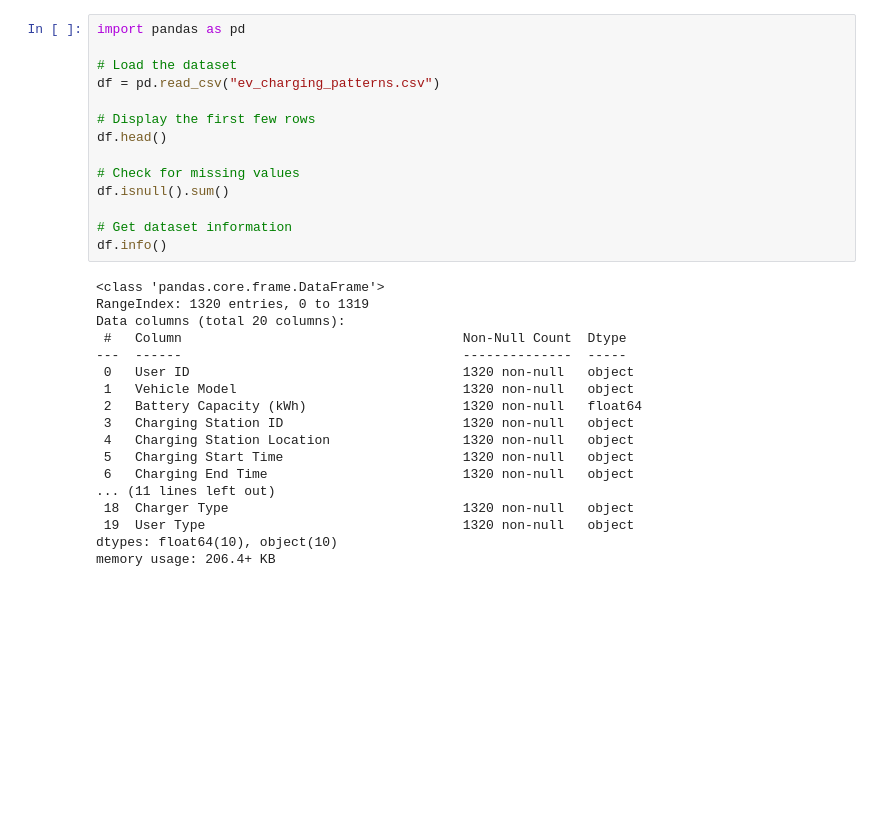
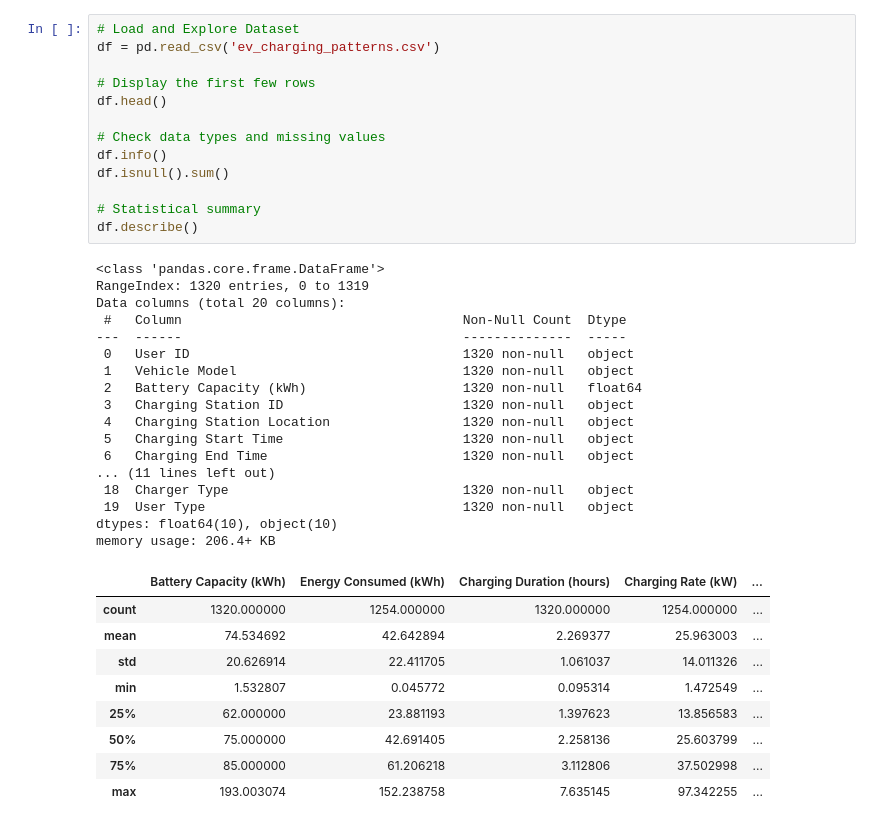
Before and after one commit to mkhoi2004/AI, a Jupyter notebook: Plus.ipynb, the cells around one changed output. Cells and saved outputs as stored; diff of their text form; blank space fills up the shorter version.

```diff
--- a/Plus.ipynb
+++ b/Plus.ipynb
@@ -1,32 +34,40 @@
 # %%
-import pandas as pd
-
-# Load the dataset
-df = pd.read_csv("ev_charging_patterns.csv")
+# Load and Explore Dataset
+df = pd.read_csv('ev_charging_patterns.csv')
 
 # Display the first few rows
 df.head()
 
-# Check for missing values
+# Check data types and missing values
+df.info()
 df.isnull().sum()
 
-# Get dataset information
-df.info()
+# Statistical summary
+df.describe()
 # %% [output]
 <class 'pandas.core.frame.DataFrame'>
 RangeIndex: 1320 entries, 0 to 1319
 Data columns (total 20 columns):
  #   Column                                    Non-Null Count  Dtype
 ---  ------                                    --------------  -----
  0   User ID                                   1320 non-null   object
  1   Vehicle Model                             1320 non-null   object
  2   Battery Capacity (kWh)                    1320 non-null   float64
  3   Charging Station ID                       1320 non-null   object
  4   Charging Station Location                 1320 non-null   object
  5   Charging Start Time                       1320 non-null   object
  6   Charging End Time                         1320 non-null   object
 ... (11 lines left out)
  18  Charger Type                              1320 non-null   object
  19  User Type                                 1320 non-null   object
 dtypes: float64(10), object(10)
 memory usage: 206.4+ KB
+|  | Battery Capacity (kWh) | Energy Consumed (kWh) | Charging Duration (hours) | Charging Rate (kW) | ... |
+| count | 1320.000000 | 1254.000000 | 1320.000000 | 1254.000000 | ... |
+| mean | 74.534692 | 42.642894 | 2.269377 | 25.963003 | ... |
+| std | 20.626914 | 22.411705 | 1.061037 | 14.011326 | ... |
+| min | 1.532807 | 0.045772 | 0.095314 | 1.472549 | ... |
+| 25% | 62.000000 | 23.881193 | 1.397623 | 13.856583 | ... |
+| 50% | 75.000000 | 42.691405 | 2.258136 | 25.603799 | ... |
+| 75% | 85.000000 | 61.206218 | 3.112806 | 37.502998 | ... |
+| max | 193.003074 | 152.238758 | 7.635145 | 97.342255 | ... |
```
Also changed, not shown: parts of 21 cells of this notebook, 18 other files.
